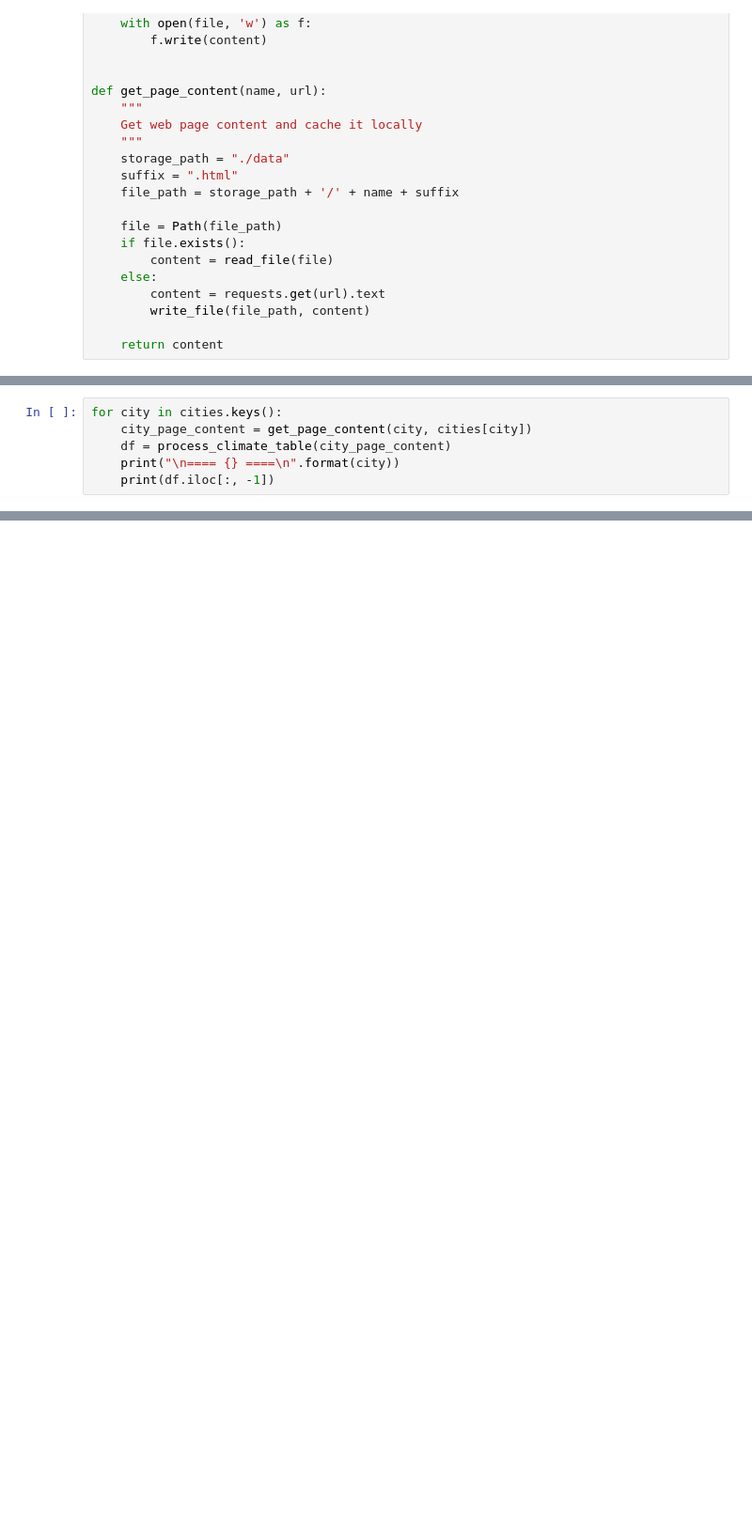
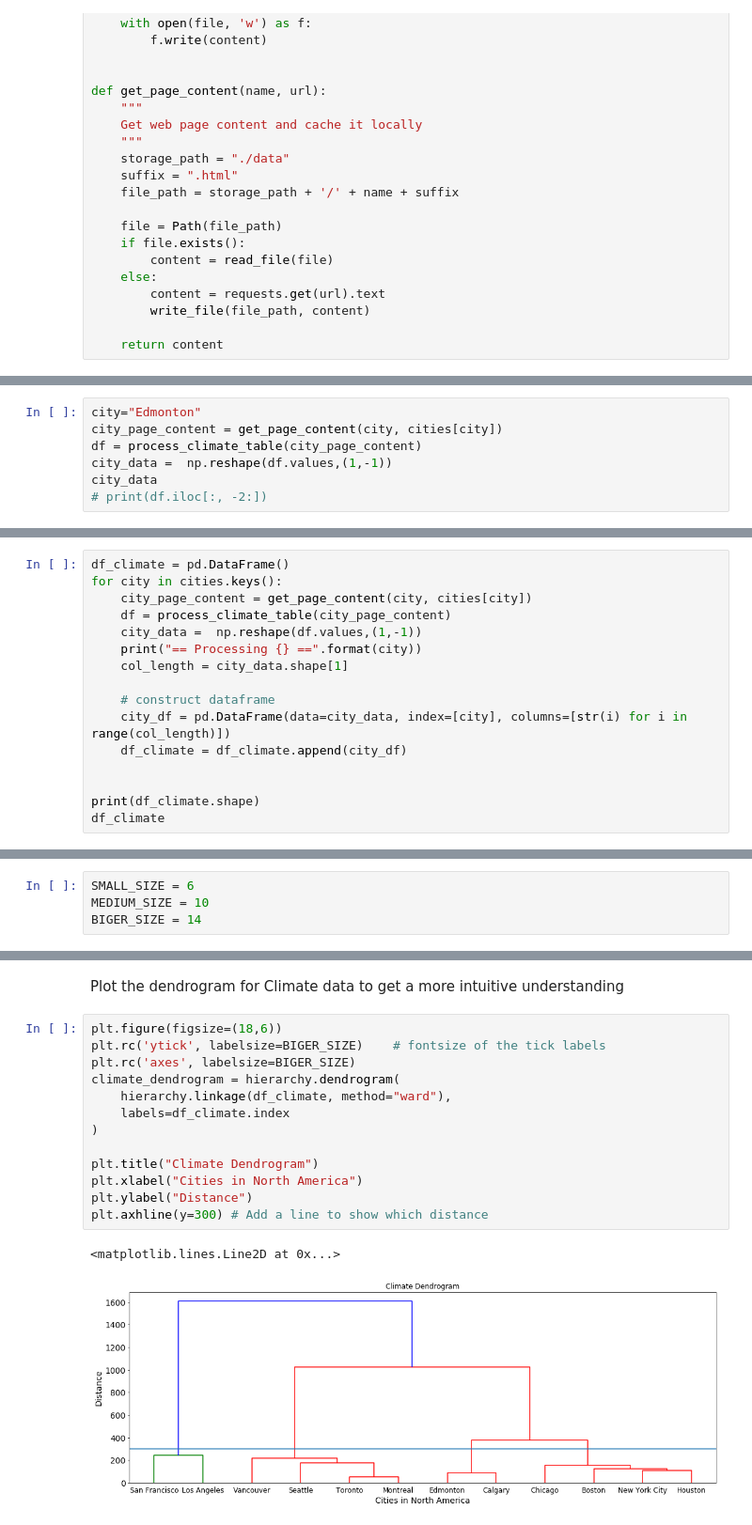
Before and after one commit to CrazyAlvaro/Course-Study, a Jupyter notebook: DataScience/AppliedDataScience/AppliedDataScienceCapstone/NorthAmericaCities.ipynb, the cells around one changed output, grey strips where cells are left out. Shown at 94% size. Cells and saved outputs as stored; diff of their text form; blank space fills up the shorter version.

```diff
--- a/DataScience/AppliedDataScience/AppliedDataScienceCapstone/NorthAmericaCities.ipynb
+++ b/DataScience/AppliedDataScience/AppliedDataScienceCapstone/NorthAmericaCities.ipynb
@@ -109,7 +224,8 @@ def process_climate_table(page_content):
 # %%
-for city in cities.keys():
-    city_page_content = get_page_content(city, cities[city])
-    df = process_climate_table(city_page_content)
-    print("\n==== {} ====\n".format(city))
-    print(df.iloc[:, -1])
+city="Edmonton"
+city_page_content = get_page_content(city, cities[city])
+df = process_climate_table(city_page_content)
+city_data =  np.reshape(df.values,(1,-1))
+city_data
+# print(df.iloc[:, -2:])
 # %% [output]
@@ -132,0 +239,16 @@ Name: Year, dtype: object
+# %%
+df_climate = pd.DataFrame()
+for city in cities.keys():
+    city_page_content = get_page_content(city, cities[city])
+    df = process_climate_table(city_page_content)
+    city_data =  np.reshape(df.values,(1,-1))
+    print("== Processing {} ==".format(city))
+    col_length = city_data.shape[1]
+
+    # construct dataframe
+    city_df = pd.DataFrame(data=city_data, index=[city], columns=[str(i) for i in range(col_length)])
+    df_climate = df_climate.append(city_df)
+
+
+print(df_climate.shape)
+df_climate
@@ -132,0 +569,4 @@ Name: Year, dtype: object
+# %%
+SMALL_SIZE = 6
+MEDIUM_SIZE = 10
+BIGER_SIZE = 14
@@ -132,0 +643,18 @@ Name: Year, dtype: object
+# %% [markdown]
+Plot the dendrogram for Climate data to get a more intuitive understanding
+# %%
+plt.figure(figsize=(18,6))
+plt.rc('ytick', labelsize=BIGER_SIZE)    # fontsize of the tick labels
+plt.rc('axes', labelsize=BIGER_SIZE)
+climate_dendrogram = hierarchy.dendrogram(
+    hierarchy.linkage(df_climate, method="ward"),
+    labels=df_climate.index
+)
+
+plt.title("Climate Dendrogram")
+plt.xlabel("Cities in North America")
+plt.ylabel("Distance")
+plt.axhline(y=300) # Add a line to show which distance
+# %% [output]
+<matplotlib.lines.Line2D at 0x...>
+[figure, added]
```
Also changed, not shown: parts of 77 cells of this notebook, 12 other files.
